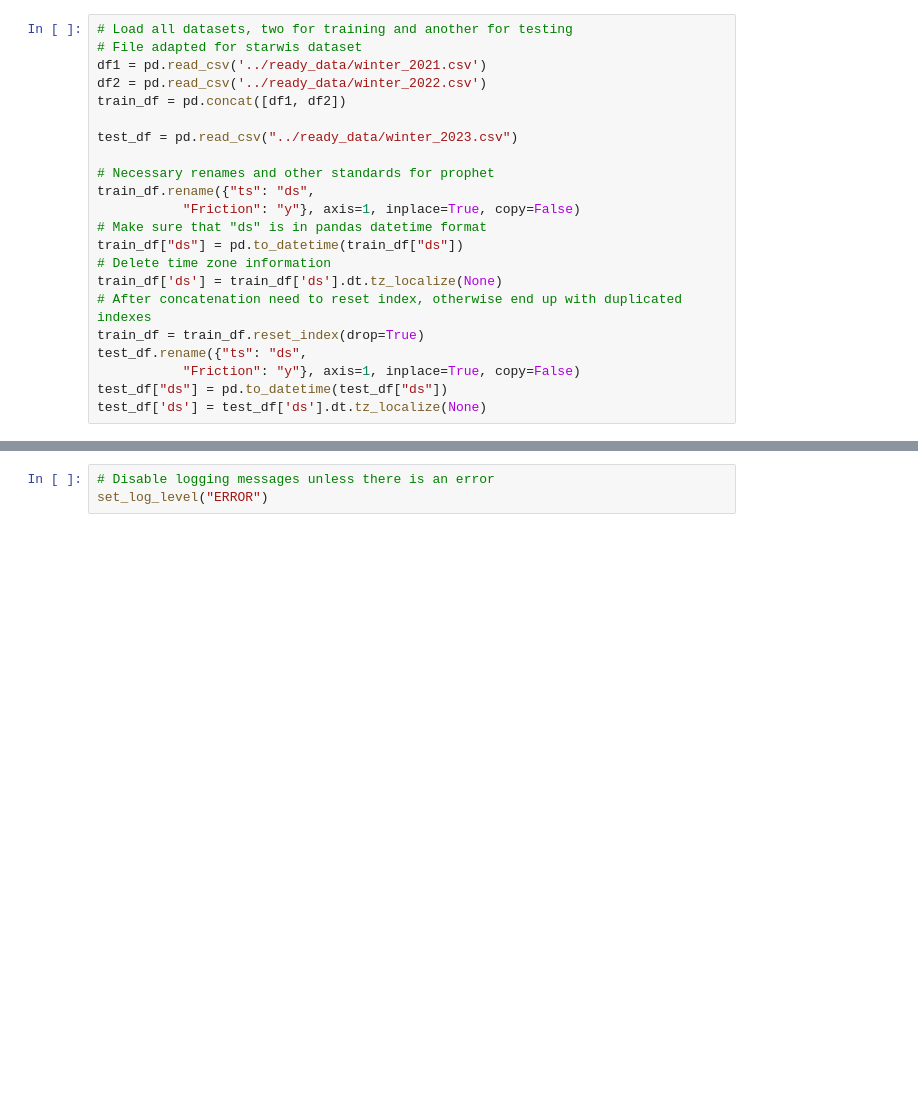
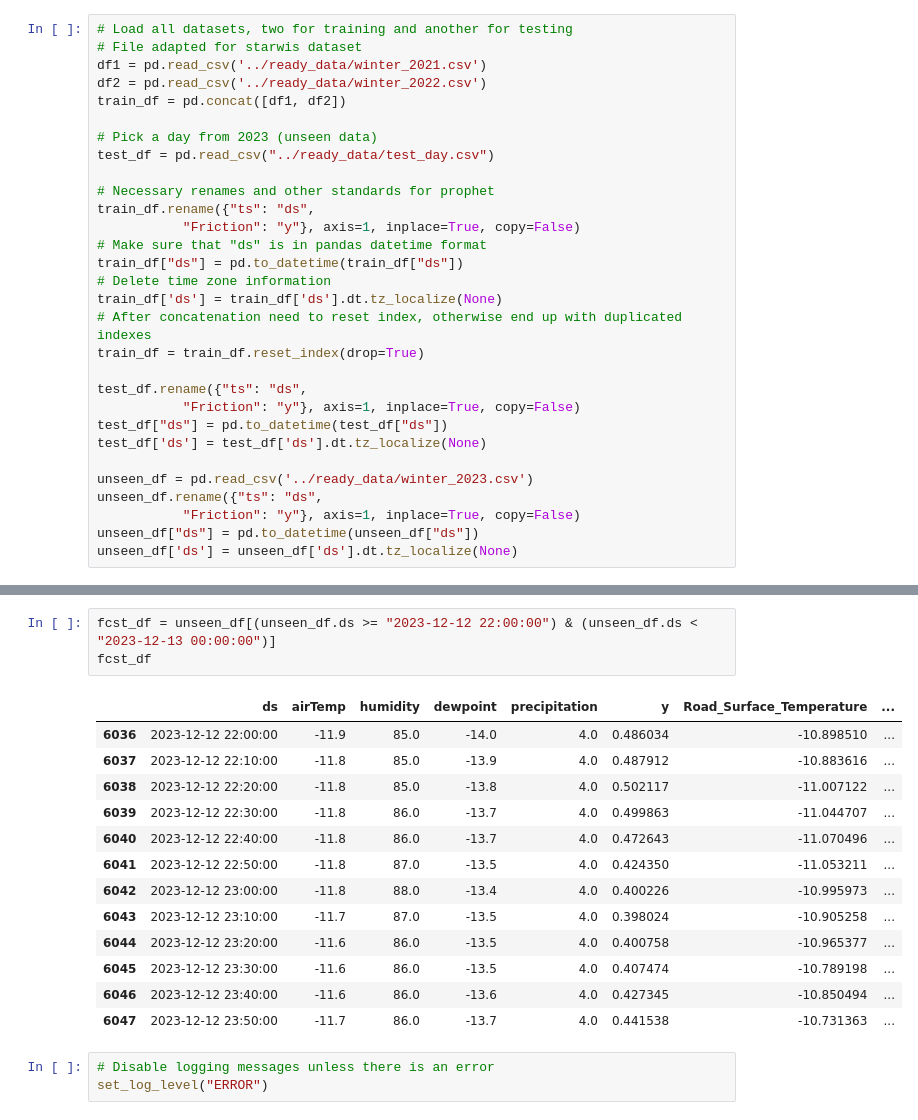
Before and after one commit to KirSobolev/ML_project, a Jupyter notebook: models/neural_prophet.ipynb, the cells around one changed output, grey strips where cells are left out. Drawn from its saved outputs; the diff is of its cells as text; blank space fills up the shorter version.

```diff
--- a/models/neural_prophet.ipynb
+++ b/models/neural_prophet.ipynb
@@ -12,7 +13,8 @@ df1 = pd.read_csv('../ready_data/winter_2021.csv')
 df2 = pd.read_csv('../ready_data/winter_2022.csv')
 train_df = pd.concat([df1, df2])
 
-test_df = pd.read_csv("../ready_data/winter_2023.csv")
+# Pick a day from 2023 (unseen data)
+test_df = pd.read_csv("../ready_data/test_day.csv")
 
 # Necessary renames and other standards for prophet
 train_df.rename({"ts": "ds",
@@ -23,10 +25,17 @@ train_df["ds"] = pd.to_datetime(train_df["ds"])
 train_df['ds'] = train_df['ds'].dt.tz_localize(None)
 # After concatenation need to reset index, otherwise end up with duplicated indexes
 train_df = train_df.reset_index(drop=True)
+
 test_df.rename({"ts": "ds",
            "Friction": "y"}, axis=1, inplace=True, copy=False)
 test_df["ds"] = pd.to_datetime(test_df["ds"])
 test_df['ds'] = test_df['ds'].dt.tz_localize(None)
+
+unseen_df = pd.read_csv('../ready_data/winter_2023.csv')
+unseen_df.rename({"ts": "ds",
+           "Friction": "y"}, axis=1, inplace=True, copy=False)
+unseen_df["ds"] = pd.to_datetime(unseen_df["ds"])
+unseen_df['ds'] = unseen_df['ds'].dt.tz_localize(None)
 # %%
 # Dict which will be used to make forecast columns
 forecasts = {"airTemp": "temp_forecast",
@@ -49,3 +62,20 @@ test_df = test_df.dropna()
+# %%
+fcst_df = unseen_df[(unseen_df.ds >= "2023-12-12 22:00:00") & (unseen_df.ds < "2023-12-13 00:00:00")]
+fcst_df
+# %% [output]
+|  | ds | airTemp | humidity | dewpoint | precipitation | y | Road_Surface_Temperature | ... |
+| 6036 | 2023-12-12 22:00:00 | -11.9 | 85.0 | -14.0 | 4.0 | 0.486034 | -10.898510 | ... |
+| 6037 | 2023-12-12 22:10:00 | -11.8 | 85.0 | -13.9 | 4.0 | 0.487912 | -10.883616 | ... |
+| 6038 | 2023-12-12 22:20:00 | -11.8 | 85.0 | -13.8 | 4.0 | 0.502117 | -11.007122 | ... |
+| 6039 | 2023-12-12 22:30:00 | -11.8 | 86.0 | -13.7 | 4.0 | 0.499863 | -11.044707 | ... |
+| 6040 | 2023-12-12 22:40:00 | -11.8 | 86.0 | -13.7 | 4.0 | 0.472643 | -11.070496 | ... |
+| 6041 | 2023-12-12 22:50:00 | -11.8 | 87.0 | -13.5 | 4.0 | 0.424350 | -11.053211 | ... |
+| 6042 | 2023-12-12 23:00:00 | -11.8 | 88.0 | -13.4 | 4.0 | 0.400226 | -10.995973 | ... |
+| 6043 | 2023-12-12 23:10:00 | -11.7 | 87.0 | -13.5 | 4.0 | 0.398024 | -10.905258 | ... |
+| 6044 | 2023-12-12 23:20:00 | -11.6 | 86.0 | -13.5 | 4.0 | 0.400758 | -10.965377 | ... |
+| 6045 | 2023-12-12 23:30:00 | -11.6 | 86.0 | -13.5 | 4.0 | 0.407474 | -10.789198 | ... |
+| 6046 | 2023-12-12 23:40:00 | -11.6 | 86.0 | -13.6 | 4.0 | 0.427345 | -10.850494 | ... |
+| 6047 | 2023-12-12 23:50:00 | -11.7 | 86.0 | -13.7 | 4.0 | 0.441538 | -10.731363 | ... |
 # %%
 # Disable logging messages unless there is an error
 set_log_level("ERROR")
```
Also changed, not shown: parts of 12 cells of this notebook, 7 other files.
